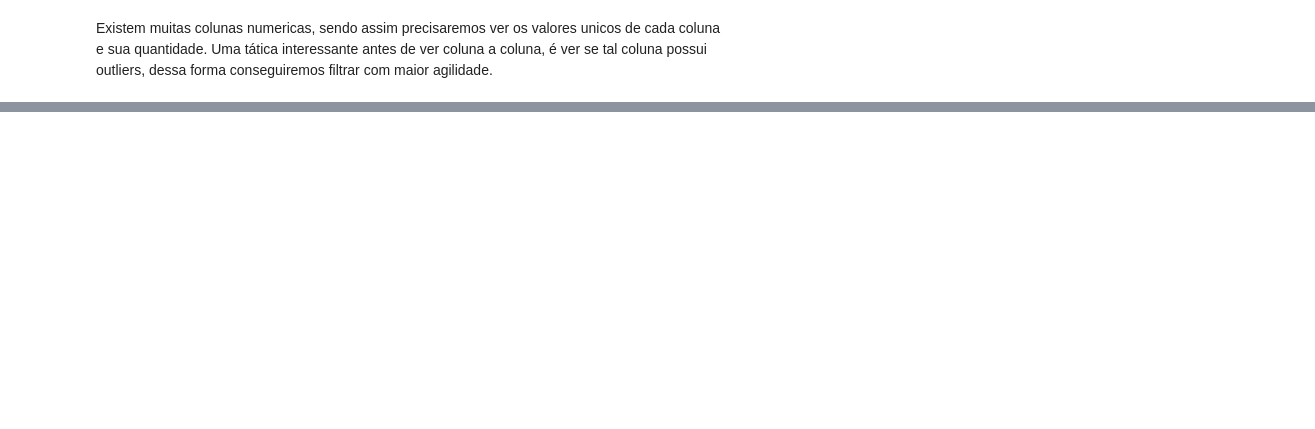
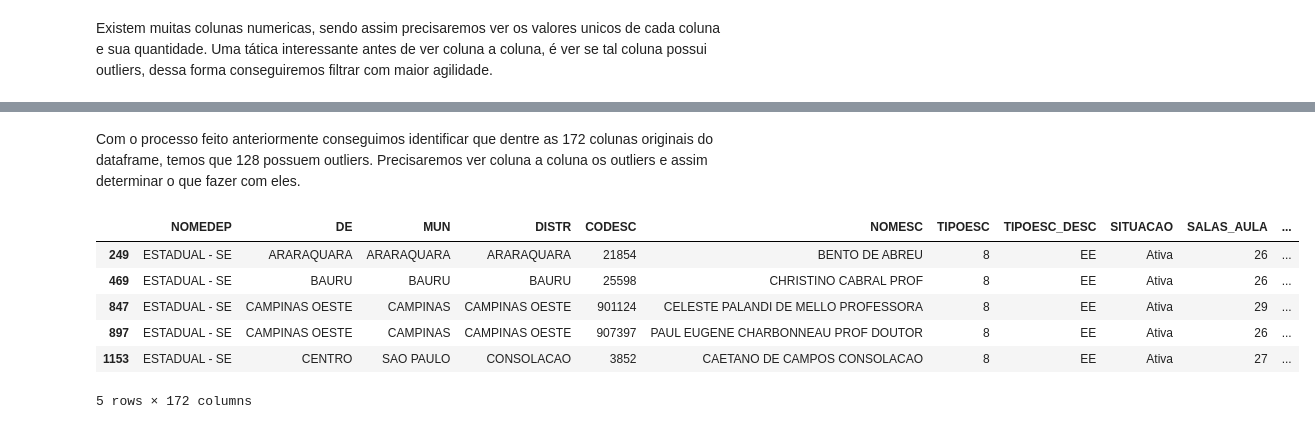
Before and after one commit to Joao-TheCosmosIsInfinite/FIA_TCC, a Jupyter notebook: notebooks/entrega2_Post12_joaoPaulo.ipynb, the cells around one changed output, grey strips where cells are left out. Cells and saved outputs as stored; diff of their text form; code cells hidden in the pictures; blank space fills up the shorter version.

```diff
--- a/notebooks/entrega2_Post12_joaoPaulo.ipynb
+++ b/notebooks/entrega2_Post12_joaoPaulo.ipynb
@@ -517,0 +518,2 @@ len(sr_num_outliers)
+# %% [markdown]
+<p>Com o processo feito anteriormente conseguimos identificar que dentre as 172 colunas originais do dataframe, temos que 128 possuem outliers. Precisaremos ver coluna a coluna os outliers e assim determinar o que fazer com eles.</p>
@@ -517,0 +612,14 @@ len(sr_num_outliers)
+# %%
+## Verificando a coluna 'SALAS_AULA'
+df_out = fn_catching_outliers(df_school_dependecy, 'SALAS_AULA')
+
+## Verificar as primeiras escolas
+df_out.head(5)
+# %% [output]
+|  | NOMEDEP | DE | MUN | DISTR | CODESC | NOMESC | TIPOESC | TIPOESC_DESC | SITUACAO | SALAS_AULA | ... |
+| 249 | ESTADUAL - SE | ARARAQUARA | ARARAQUARA | ARARAQUARA | 21854 | BENTO DE ABREU | 8 | EE | Ativa | 26 | ... |
+| 469 | ESTADUAL - SE | BAURU | BAURU | BAURU | 25598 | CHRISTINO CABRAL PROF | 8 | EE | Ativa | 26 | ... |
+| 847 | ESTADUAL - SE | CAMPINAS OESTE | CAMPINAS | CAMPINAS OESTE | 901124 | CELESTE PALANDI DE MELLO PROFESSORA | 8 | EE | Ativa | 29 | ... |
+| 897 | ESTADUAL - SE | CAMPINAS OESTE | CAMPINAS | CAMPINAS OESTE | 907397 | PAUL EUGENE CHARBONNEAU PROF DOUTOR | 8 | EE | Ativa | 26 | ... |
+| 1153 | ESTADUAL - SE | CENTRO | SAO PAULO | CONSOLACAO | 3852 | CAETANO DE CAMPOS CONSOLACAO | 8 | EE | Ativa | 27 | ... |
+5 rows × 172 columns
```
Also changed, not shown: parts of 9 cells of this notebook.
